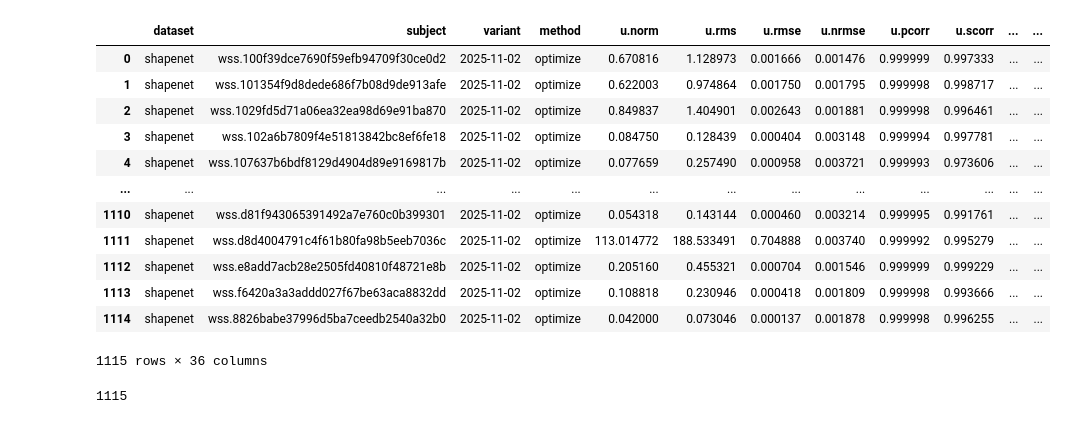
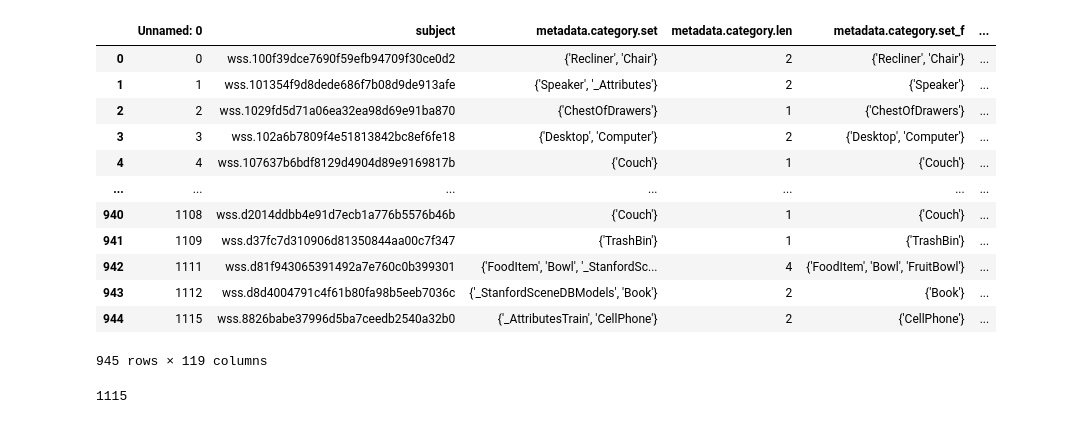
Before and after one commit to mattragoza/lung-project, a Jupyter notebook: notebooks/shapenet/21-optimize-experiment.ipynb, the cells around one changed output. Saved outputs shown, nothing was run; the diff lists cells and outputs as text; code cells hidden in the pictures.

```diff
--- a/notebooks/shapenet/21-optimize-experiment.ipynb
+++ b/notebooks/shapenet/21-optimize-experiment.ipynb
@@ -13,23 +13,24 @@ ps.set_verbose(False)
 ps.set_backend('slurm')
 # %%
 #csv_path = '2025-11-02_selected.csv'
-csv_path = '/ocean/projects/asc170022p/mtragoza/lung-project/subjects.csv'
+#csv_path = '/ocean/projects/asc170022p/mtragoza/lung-project/notebooks/shapenet/2026-01-24_preprocessed.csv'
+csv_path = '/ocean/projects/asc170022p/mtragoza/lung-project/notebooks/shapenet/2026-01-26_preprocessed.csv'
 sel = pd.read_csv(csv_path)
 sel
 # %% [output]
-|  | dataset | subject | variant | method | u.norm | u.rms | u.rmse | u.nrmse | u.pcorr | u.scorr | ... | ... |
-| 0 | shapenet | wss.100f39dce7690f59efb94709f30ce0d2 | 2025-11-02 | optimize | 0.670816 | 1.128973 | 0.001666 | 0.001476 | 0.999999 | 0.997333 | ... | ... |
-| 1 | shapenet | wss.101354f9d8dede686f7b08d9de913afe | 2025-11-02 | optimize | 0.622003 | 0.974864 | 0.001750 | 0.001795 | 0.999998 | 0.998717 | ... | ... |
-| 2 | shapenet | wss.1029fd5d71a06ea32ea98d69e91ba870 | 2025-11-02 | optimize | 0.849837 | 1.404901 | 0.002643 | 0.001881 | 0.999998 | 0.996461 | ... | ... |
-| 3 | shapenet | wss.102a6b7809f4e51813842bc8ef6fe18 | 2025-11-02 | optimize | 0.084750 | 0.128439 | 0.000404 | 0.003148 | 0.999994 | 0.997781 | ... | ... |
-| 4 | shapenet | wss.107637b6bdf8129d4904d89e9169817b | 2025-11-02 | optimize | 0.077659 | 0.257490 | 0.000958 | 0.003721 | 0.999993 | 0.973606 | ... | ... |
-| ... | ... | ... | ... | ... | ... | ... | ... | ... | ... | ... | ... | ... |
-| 1110 | shapenet | wss.d81f943065391492a7e760c0b399301 | 2025-11-02 | optimize | 0.054318 | 0.143144 | 0.000460 | 0.003214 | 0.999995 | 0.991761 | ... | ... |
-| 1111 | shapenet | wss.d8d4004791c4f61b80fa98b5eeb7036c | 2025-11-02 | optimize | 113.014772 | 188.533491 | 0.704888 | 0.003740 | 0.999992 | 0.995279 | ... | ... |
-| 1112 | shapenet | wss.e8add7acb28e2505fd40810f48721e8b | 2025-11-02 | optimize | 0.205160 | 0.455321 | 0.000704 | 0.001546 | 0.999999 | 0.999229 | ... | ... |
-| 1113 | shapenet | wss.f6420a3a3addd027f67be63aca8832dd | 2025-11-02 | optimize | 0.108818 | 0.230946 | 0.000418 | 0.001809 | 0.999998 | 0.993666 | ... | ... |
-| 1114 | shapenet | wss.8826babe37996d5ba7ceedb2540a32b0 | 2025-11-02 | optimize | 0.042000 | 0.073046 | 0.000137 | 0.001878 | 0.999998 | 0.996255 | ... | ... |
+|  | Unnamed: 0 | subject | metadata.category.set | metadata.category.len | metadata.category.set_f | ... |
+| 0 | 0 | wss.100f39dce7690f59efb94709f30ce0d2 | {'Recliner', 'Chair'} | 2 | {'Recliner', 'Chair'} | ... |
+| 1 | 1 | wss.101354f9d8dede686f7b08d9de913afe | {'Speaker', '_Attributes'} | 2 | {'Speaker'} | ... |
+| 2 | 2 | wss.1029fd5d71a06ea32ea98d69e91ba870 | {'ChestOfDrawers'} | 1 | {'ChestOfDrawers'} | ... |
+| 3 | 3 | wss.102a6b7809f4e51813842bc8ef6fe18 | {'Desktop', 'Computer'} | 2 | {'Desktop', 'Computer'} | ... |
+| 4 | 4 | wss.107637b6bdf8129d4904d89e9169817b | {'Couch'} | 1 | {'Couch'} | ... |
+| ... | ... | ... | ... | ... | ... | ... |
+| 940 | 1108 | wss.d2014ddbb4e91d7ecb1a776b5576b46b | {'Couch'} | 1 | {'Couch'} | ... |
+| 941 | 1109 | wss.d37fc7d310906d81350844aa00c7f347 | {'TrashBin'} | 1 | {'TrashBin'} | ... |
+| 942 | 1111 | wss.d81f943065391492a7e760c0b399301 | {'FoodItem', 'Bowl', '_StanfordSc... | 4 | {'FoodItem', 'Bowl', 'FruitBowl'} | ... |
+| 943 | 1112 | wss.d8d4004791c4f61b80fa98b5eeb7036c | {'_StanfordSceneDBModels', 'Book'} | 2 | {'Book'} | ... |
+| 944 | 1115 | wss.8826babe37996d5ba7ceedb2540a32b0 | {'_AttributesTrain', 'CellPhone'} | 2 | {'CellPhone'} | ... |
-1115 rows × 36 columns
+945 rows × 119 columns
 # %%
 base_dir = '2025-11-04_optimize'
 
```
Also changed, not shown: parts of 35 cells of this notebook, 2 other files.
